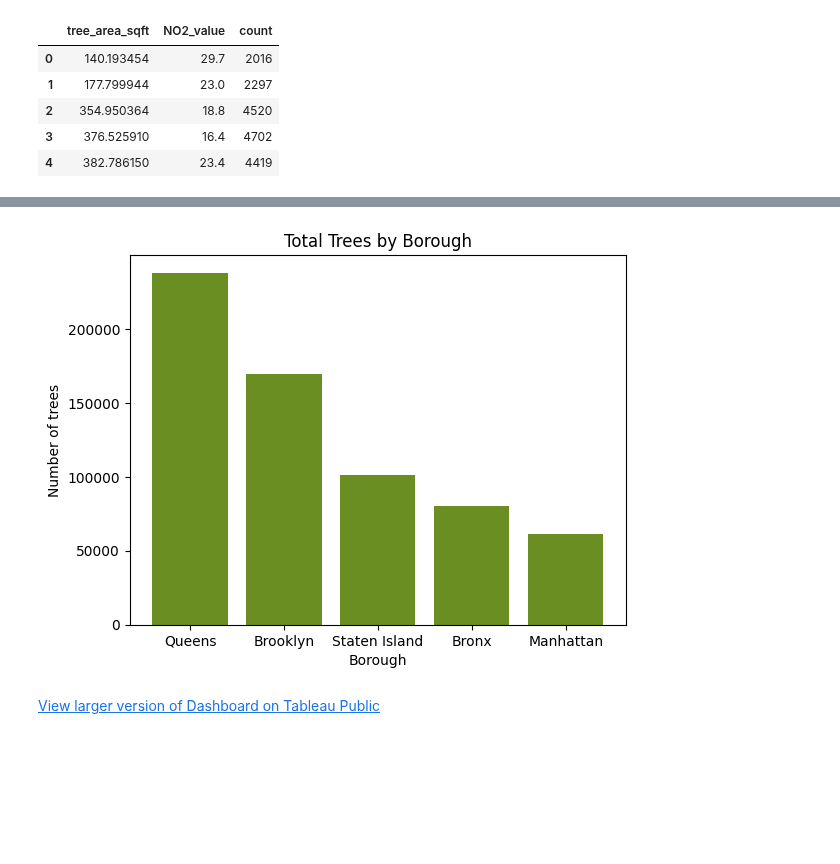
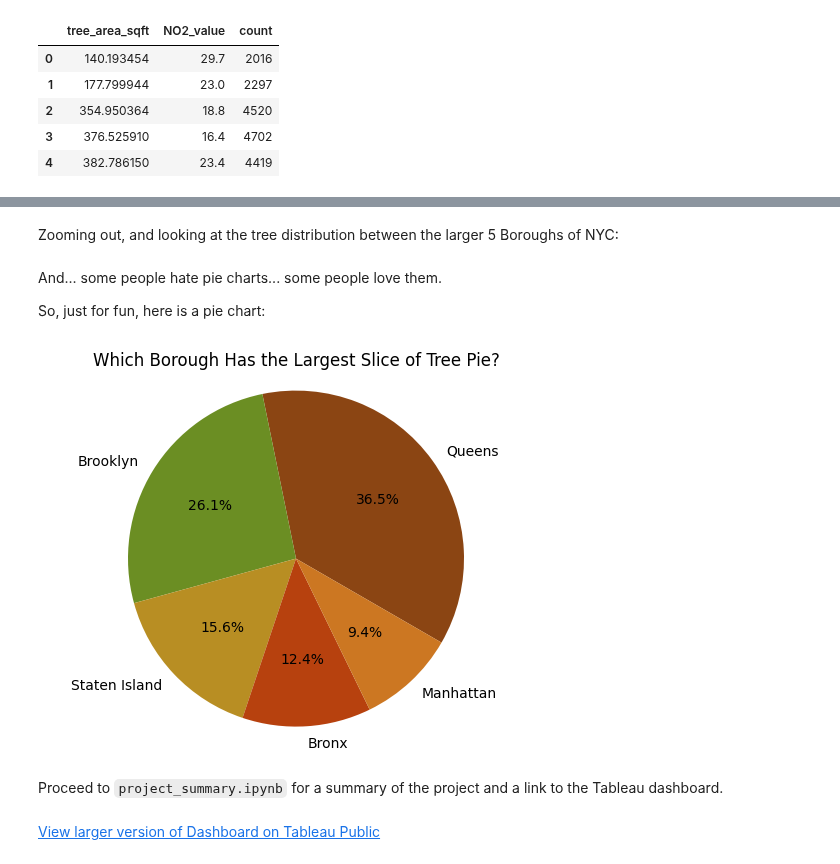
Before and after one commit to Angela-Rene/Trees_in_NYC, a Jupyter notebook: second_notebook.ipynb, the cells around one changed output, grey strips where cells are left out. Saved outputs shown, nothing was run; the diff lists cells and outputs as text; code cells hidden in the pictures; blank space fills up the shorter version.

```diff
--- a/second_notebook.ipynb
+++ b/second_notebook.ipynb
@@ -292,10 +278,4 @@ count.show()
-# %%
-plt.bar(viz_boro['boroname'], viz_boro['total_trees'], color='#6B8E23')
-plt.title("Total Trees by Borough")
-plt.xlabel('Borough')
-plt.ylabel('Number of trees')
-plt.show()
-# %% [output]
-[figure, removed]
+# %% [markdown]
+Zooming out, and looking at the tree distribution between the larger 5 Boroughs of NYC:
 # %%
 boro_bar = px.bar(viz_boro, x= 'boroname', y= 'total_trees', title= 'Trees per Borough in NYC', color_discrete_sequence=['#6B8E23'])
@@ -302,4 +283,18 @@ boro_bar = px.bar(viz_boro, x= 'boroname', y= 'total_trees', title= 'Trees per B
 boro_bar.show()
+# %% [markdown]
+And... some people hate pie charts... some people love them.
+
+So, just for fun, here is a pie chart:
+# %%
+colors = ['#8B4513', '#6B8E23', '#B88E23', '#B7410E', '#CC7722']
+plt.pie(viz_boro['total_trees'], labels= viz_boro['boroname'], colors= colors, autopct= '%1.1f%%', startangle= 330)
+plt.title('Which Borough Has the Largest Slice of Tree Pie?')
+plt.axis('equal')
+plt.show()
+# %% [output]
+[figure, added]
+# %% [markdown]
+Proceed to `project_summary.ipynb` for a summary of the project and a link to the Tableau dashboard.
 # %% [markdown]
 [View larger version of Dashboard on Tableau Public](https://public.tableau.com/views/Trees_in_NYC/Dashboard_powerpoint_size?:language=en-US&:sid=&:redirect=auth&:display_count=n&:origin=viz_share_link)
 # %% [markdown]
```
Also changed, not shown: parts of 14 cells of this notebook, 2 other files.
